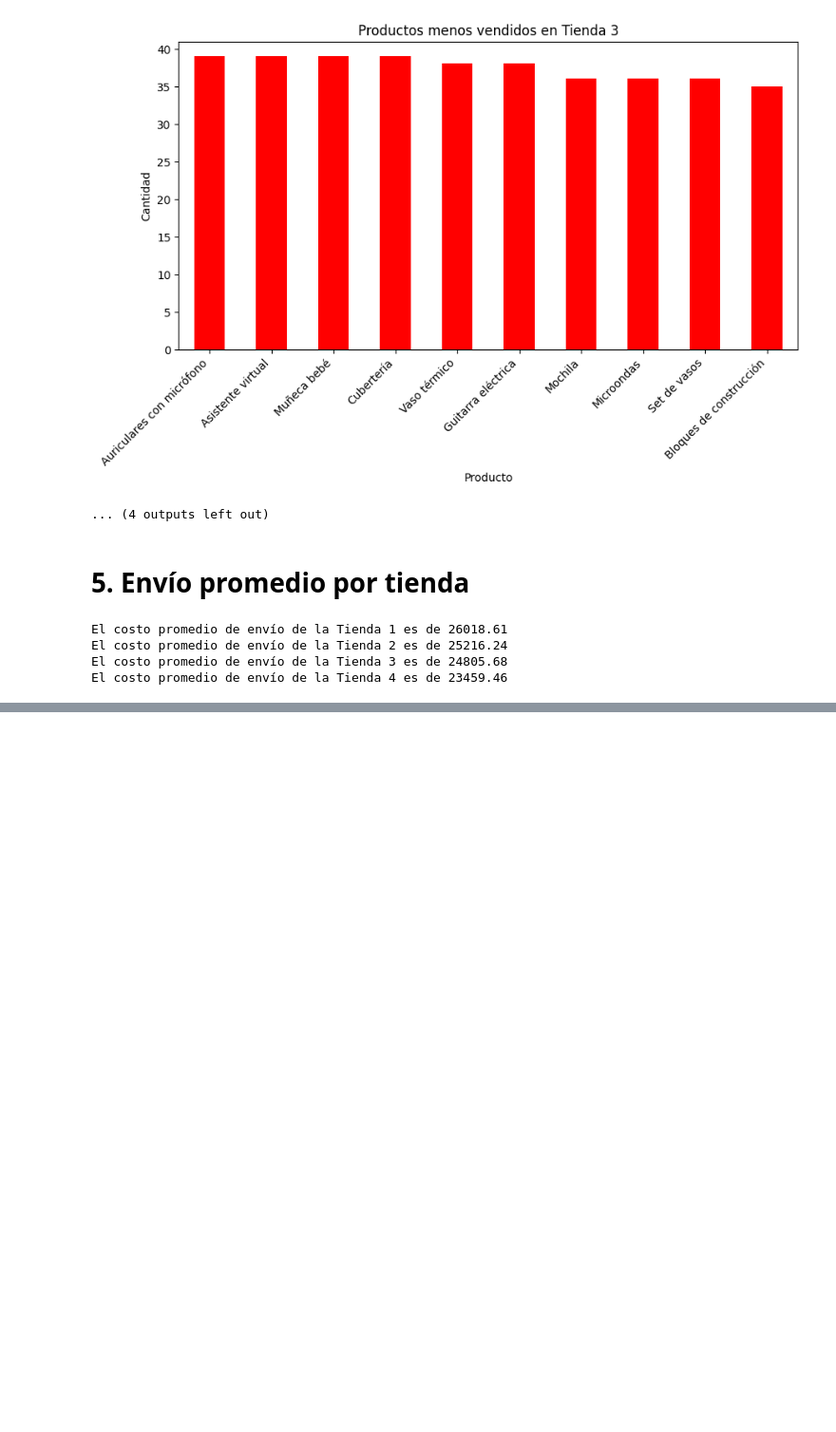
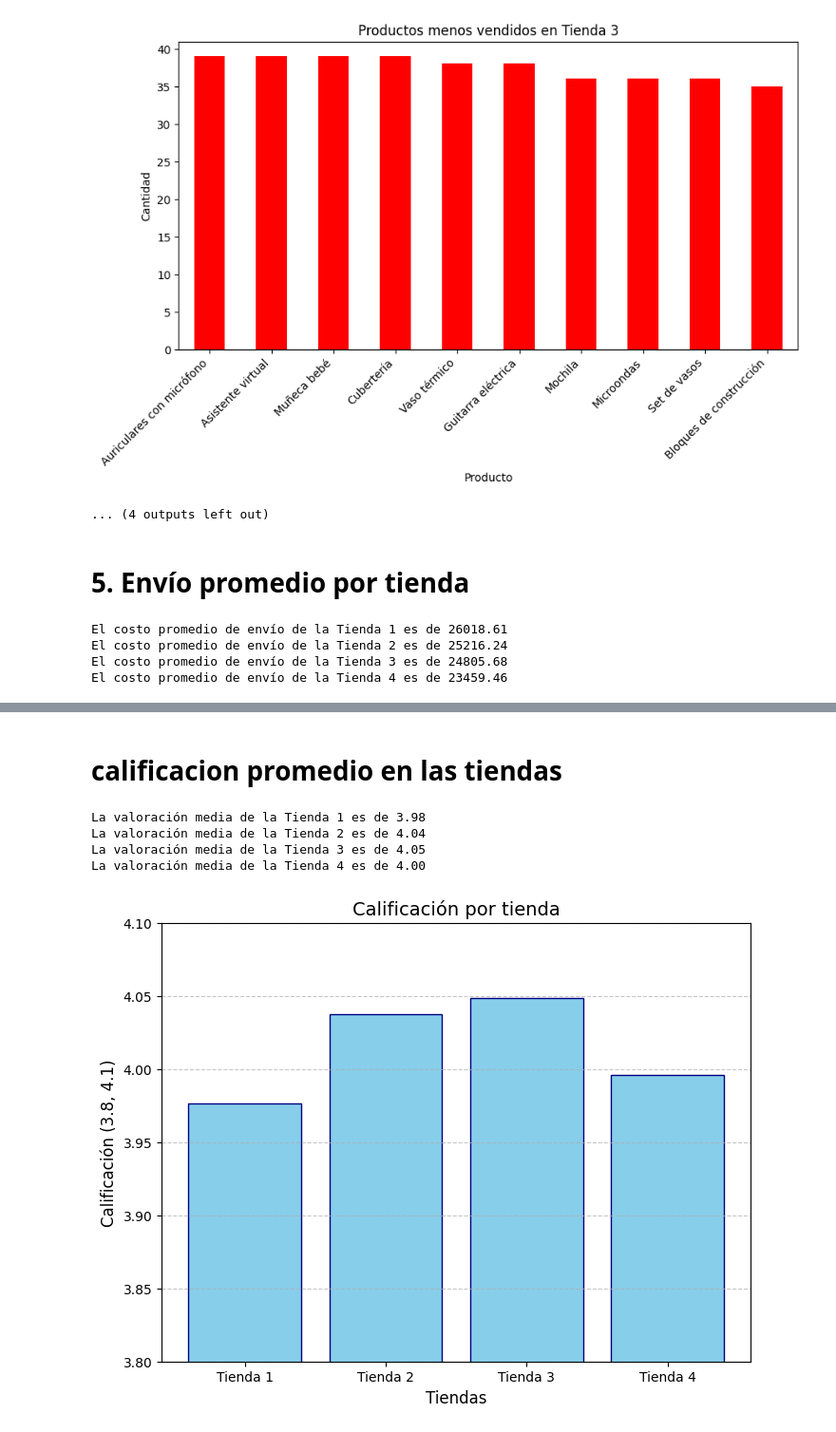
Before and after one commit to luiska147/allure-store-challenge, a Jupyter notebook: AluraStoreLatam.ipynb, the cells around one changed output, grey strips where cells are left out. Shown at 95% size. Saved outputs shown, nothing was run; the diff lists cells and outputs as text; code cells hidden in the pictures; blank space fills up the shorter version.

```diff
--- a/AluraStoreLatam.ipynb
+++ b/AluraStoreLatam.ipynb
@@ -157,0 +176,26 @@ El costo promedio de envío de la Tienda 4 es de 23459.46
+# %% [markdown]
+# calificacion promedio en las tiendas
+# %%
+calificacion = {}
+def calificacion_promedio_tiendas(tiendas):
+  for nombre, tienda in tiendas.items():
+    promedio = tienda["Calificación"].mean()
+    calificacion[nombre] = promedio
+    print(f"La valoración media de la {nombre} es de {promedio:.2f}")
+
+
+calificacion_promedio_tiendas(todas_las_tiendas)
+plt.figure(figsize=(8,6))
+plt.bar(calificacion.keys(), height=calificacion.values(), color="skyblue", edgecolor="navy")
+plt.title("Calificación por tienda", fontsize=14)
+plt.xlabel("Tiendas", fontsize= 12)
+plt.ylabel("Calificación (3.8, 4.1)", fontsize= 12)
+plt.ylim(3.8, 4.1)
+plt.grid(axis="y", linestyle="--", alpha= 0.7)
+plt.show()
+# %% [output]
+La valoración media de la Tienda 1 es de 3.98
+La valoración media de la Tienda 2 es de 4.04
+La valoración media de la Tienda 3 es de 4.05
+La valoración media de la Tienda 4 es de 4.00
+[figure, added]
```
Also changed, not shown: parts of 3 cells of this notebook.
